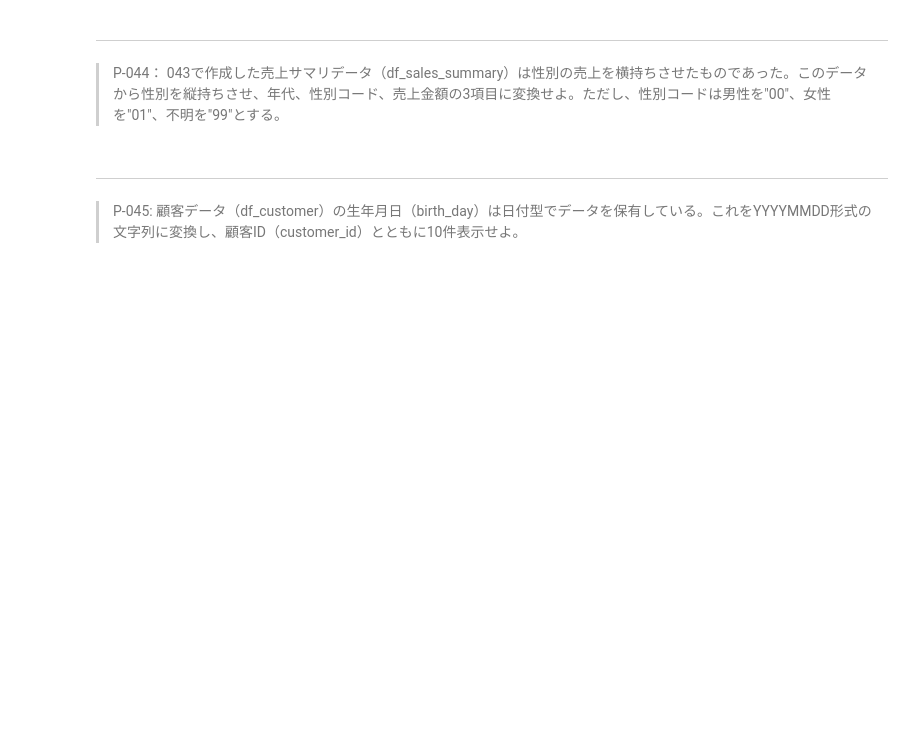
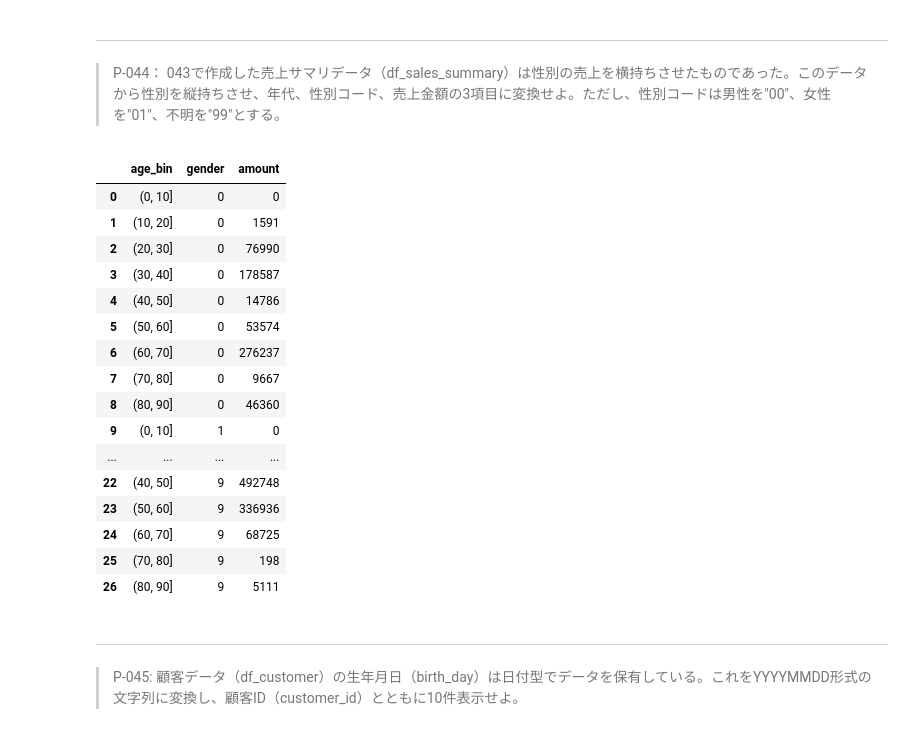
Before and after one commit to CHU1PC/data-science-100-knock, a Jupyter notebook: docker/work/preprocess_knock_Python.ipynb, the cells around one changed output. Saved outputs shown, nothing was run; the diff lists cells and outputs as text; code cells hidden in the pictures; blank space fills up the shorter version.

```diff
--- a/docker/work/preprocess_knock_Python.ipynb
+++ b/docker/work/preprocess_knock_Python.ipynb
@@ -703,0 +934,6 @@ Name: amount, dtype: float64
+# %%
+df_tmp = pd.merge(df_customer, df_receipt, how="inner", on="customer_id")
+df_tmp["age_bin"] = pd.cut(df_tmp["age"], bins=list(range(0, 100, 10)))
+df_tmp = df_tmp.groupby(["age_bin", "gender_cd"])["amount"].sum()
+df_sales_summary = df_tmp.unstack()
+df_sales_summary
@@ -704,6 +952,29 @@ Name: amount, dtype: float64
 # %% [markdown]
 ---
 > P-044： 043で作成した売上サマリデータ（df_sales_summary）は性別の売上を横持ちさせたものであった。このデータから性別を縦持ちさせ、年代、性別コード、売上金額の3項目に変換せよ。ただし、性別コードは男性を"00"、女性を"01"、不明を"99"とする。
+# %%
+df_tmp = df_sales_summary.reset_index()
+df_tmp = df_tmp.melt(id_vars="age_bin", var_name="gender", value_name="amount")
+df_tmp["gender"] = df_tmp["gender"].replace({"man": "00", "women": "01", "unknown": "99"})
+df_tmp
+# %% [output]
+|  | age_bin | gender | amount |
+| 0 | (0, 10] | 0 | 0 |
+| 1 | (10, 20] | 0 | 1591 |
+| 2 | (20, 30] | 0 | 76990 |
+| 3 | (30, 40] | 0 | 178587 |
+| 4 | (40, 50] | 0 | 14786 |
+| 5 | (50, 60] | 0 | 53574 |
+| 6 | (60, 70] | 0 | 276237 |
+| 7 | (70, 80] | 0 | 9667 |
+| 8 | (80, 90] | 0 | 46360 |
+| 9 | (0, 10] | 1 | 0 |
+| ... | ... | ... | ... |
+| 22 | (40, 50] | 9 | 492748 |
+| 23 | (50, 60] | 9 | 336936 |
+| 24 | (60, 70] | 9 | 68725 |
+| 25 | (70, 80] | 9 | 198 |
+| 26 | (80, 90] | 9 | 5111 |
 # %% [markdown]
 ---
 > P-045: 顧客データ（df_customer）の生年月日（birth_day）は日付型でデータを保有している。これをYYYYMMDD形式の文字列に変換し、顧客ID（customer_id）とともに10件表示せよ。
```
Also changed, not shown: parts of 34 cells of this notebook.
